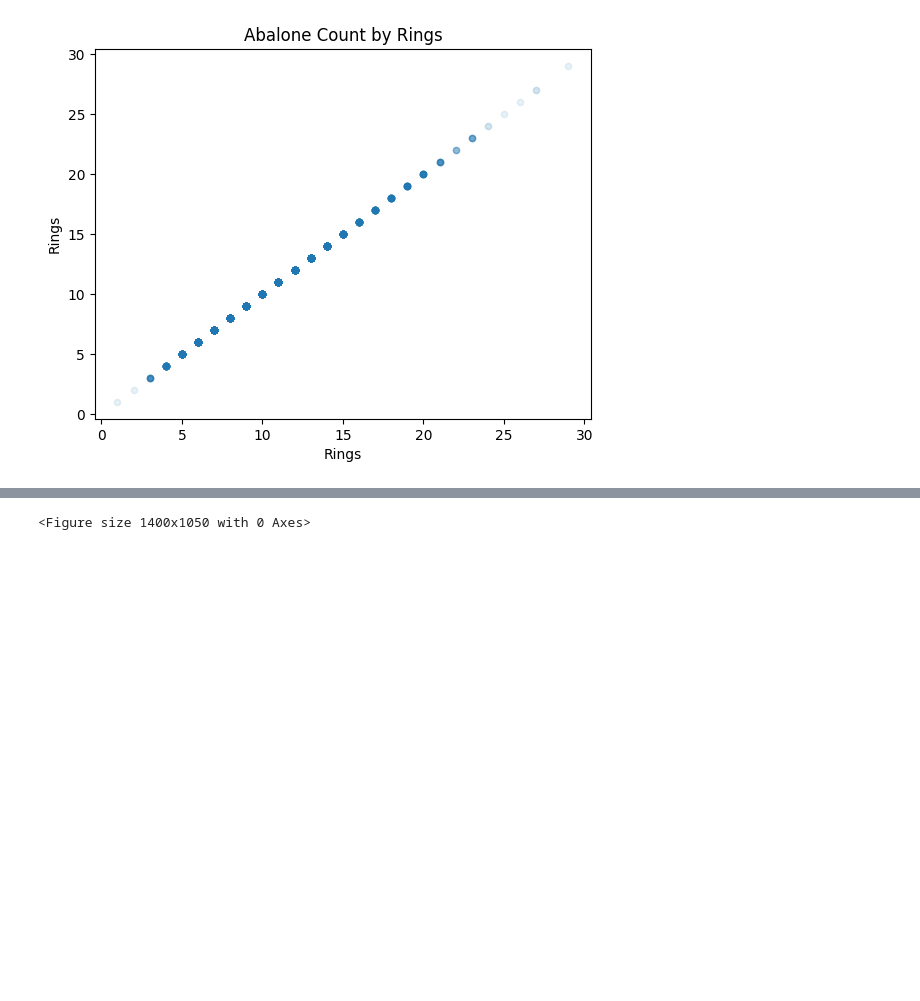
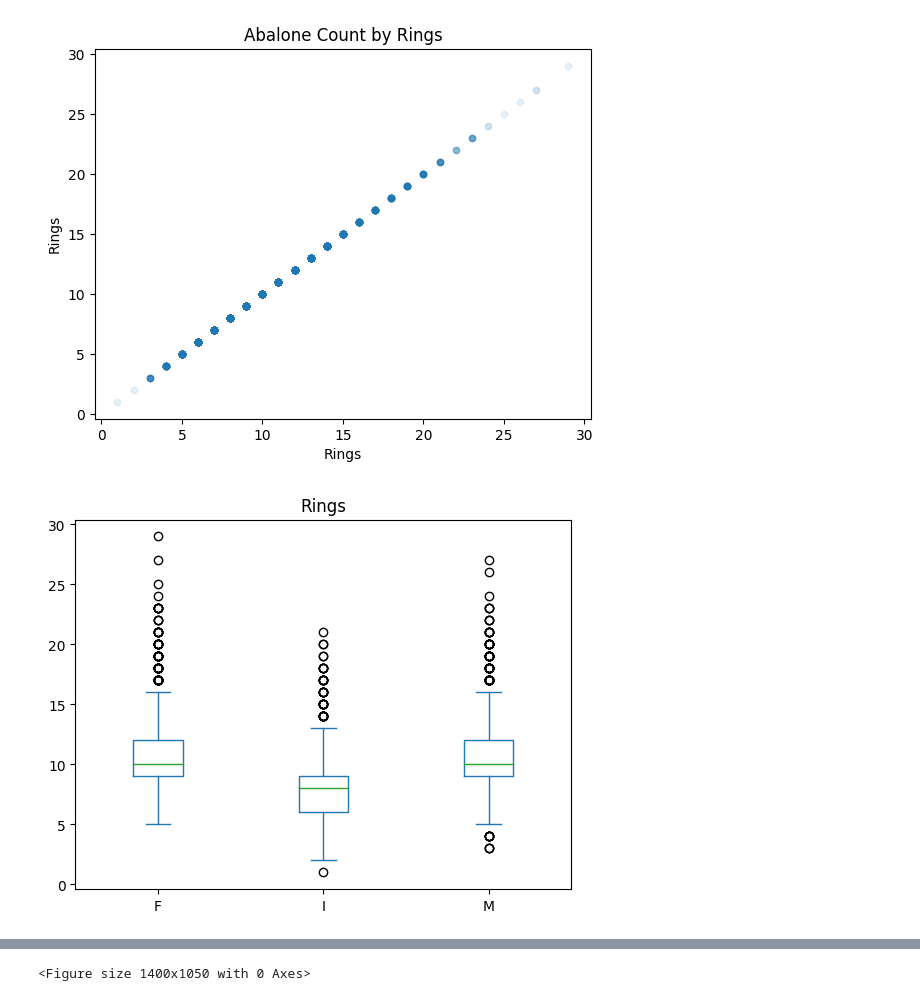
Before and after one commit to bu-cds-omds/dx602-examples, a Jupyter notebook: week10/video_plotting_numeric_targets_vs_one_input_variable.ipynb, the cells around one changed output, grey strips where cells are left out. Cells and saved outputs as stored; diff of their text form; code cells hidden in the pictures; blank space fills up the shorter version.

```diff
--- a/week10/video_plotting_numeric_targets_vs_one_input_variable.ipynb
+++ b/week10/video_plotting_numeric_targets_vs_one_input_variable.ipynb
@@ -19,3 +26,8 @@ for c in abalone.columns:
 [figure]
 [figure]
 [figure]
+# %%
+abalone.plot.box(column="Rings", by="Sex")
+None
+# %% [output]
+[figure, added]
```
Also changed, not shown: parts of 5 cells of this notebook, 19 other files.
